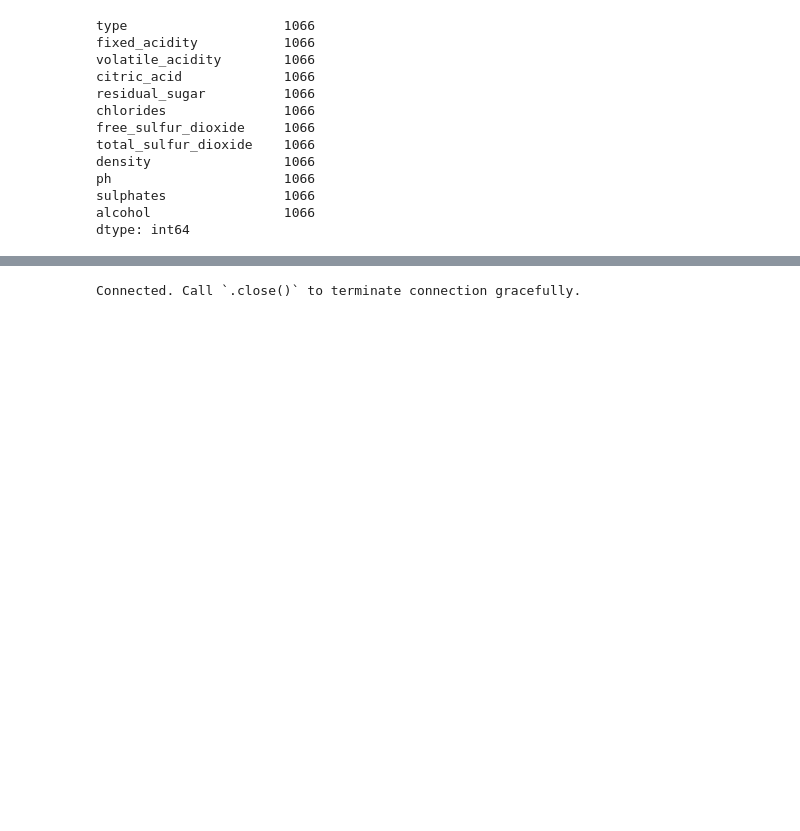
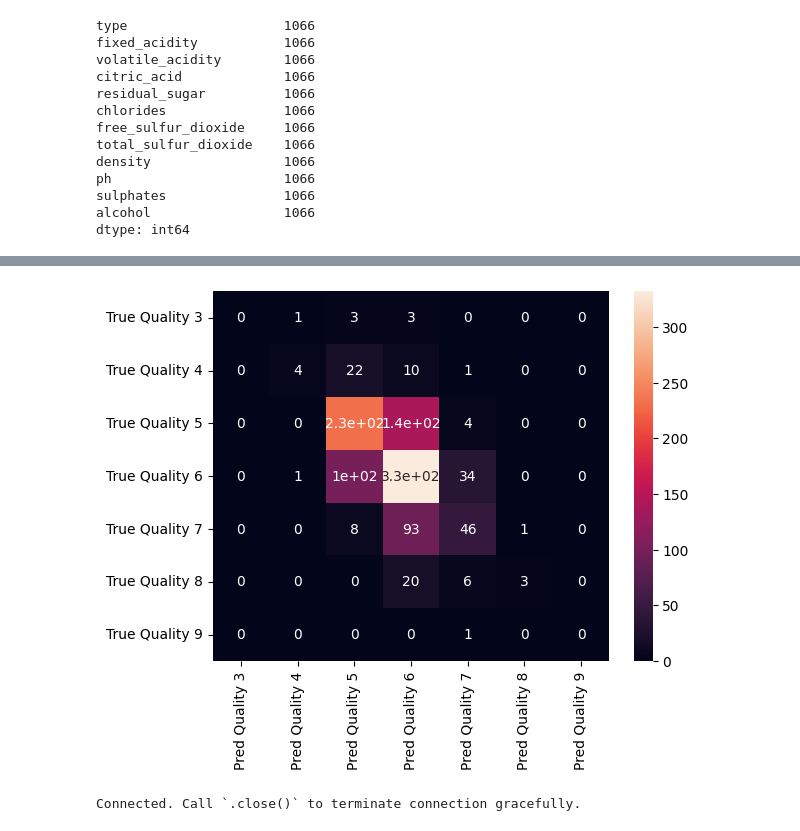
Before and after one commit to gardaa/ID2223-ScalableML, a Jupyter notebook: wine-training-pipeline.ipynb, the cells around one changed output, grey strips where cells are left out. Cells and saved outputs as stored; diff of their text form; code cells hidden in the pictures; blank space fills up the shorter version.

```diff
--- a/wine-training-pipeline.ipynb
+++ b/wine-training-pipeline.ipynb
@@ -151,0 +177,11 @@ fig = cm.get_figure()
+# %%
+# Create confusion matrix that shows true values vs predicted values
+df_cm_rf = pd.DataFrame(results_rf,
+                     ["True Quality 3", "True Quality 4", "True Quality 5", "True Quality 6", "True Quality 7", "True Quality 8", "True Quality 9"],
+                     ["Pred Quality 3", "Pred Quality 4", "Pred Quality 5", "Pred Quality 6", "Pred Quality 7", "Pred Quality 8", "Pred Quality 9"]
+                    )
+
+cm_rf = sns.heatmap(df_cm_rf, annot=True)
+fig_rf = cm_rf.get_figure()
+# %% [output]
+[figure, added]
```
Also changed, not shown: parts of 10 cells of this notebook.
